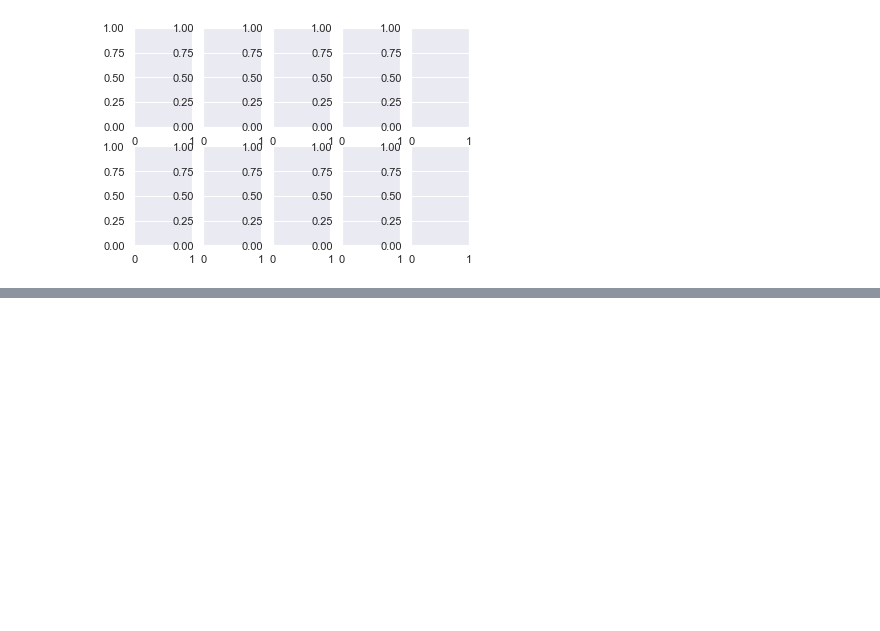
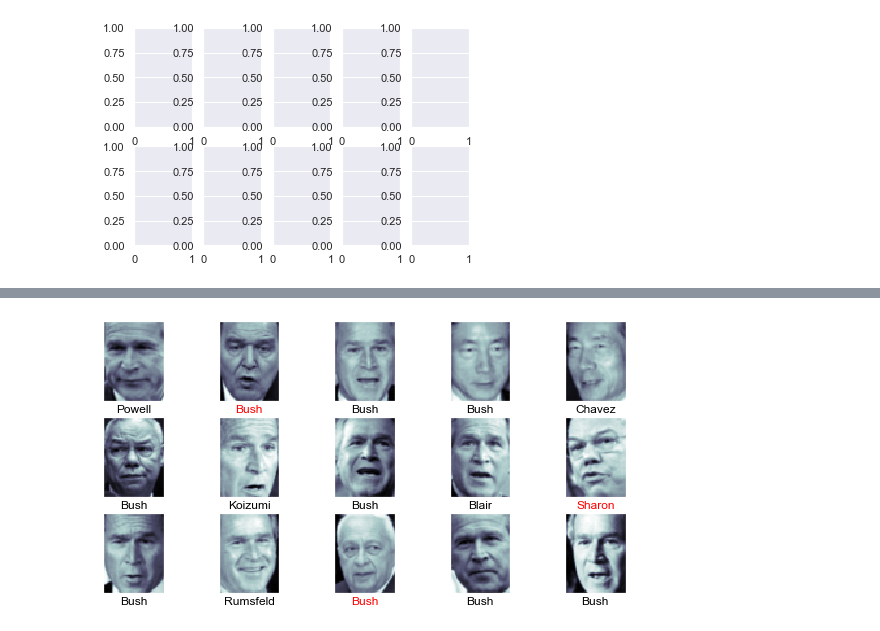
Before and after one commit to ikReza/ML-algorithms, a Jupyter notebook: SVM/face-recognition.ipynb, the cells around one changed output, grey strips where cells are left out. Saved outputs shown, nothing was run; the diff lists cells and outputs as text; code cells hidden in the pictures; blank space fills up the shorter version.

```diff
--- a/SVM/face-recognition.ipynb
+++ b/SVM/face-recognition.ipynb
@@ -58,0 +69,6 @@ for idx, axi in enumerate(ax.flat):
+# %%
+X_train, X_test, y_train, y_test = train_test_split(faces.data,
+                                                    faces.target,
+                                                    random_state=42,
+                                                    shuffle=True,
+                                                    test_size=0.2)
@@ -58,0 +84,2 @@ for idx, axi in enumerate(ax.flat):
+# %%
+y_pred = clf.predict(X_test)
@@ -58,0 +94,9 @@ for idx, axi in enumerate(ax.flat):
+# %%
+fig, ax = plt.subplots(nrows=3, ncols=5, figsize=(10,5))
+for idx, axi in enumerate(ax.flat):
+    axi.imshow(X_test[idx].reshape(62, 47), cmap="bone")
+    axi.set(xticks = [], yticks = [])
+    axi.set_xlabel(faces.target_names[faces.target[idx]].split()[-1],
+                   color="black" if y_pred[idx] == y_test[idx] else "red")
+# %% [output]
+[figure, added]
```
Also changed, not shown: parts of 7 cells of this notebook.
